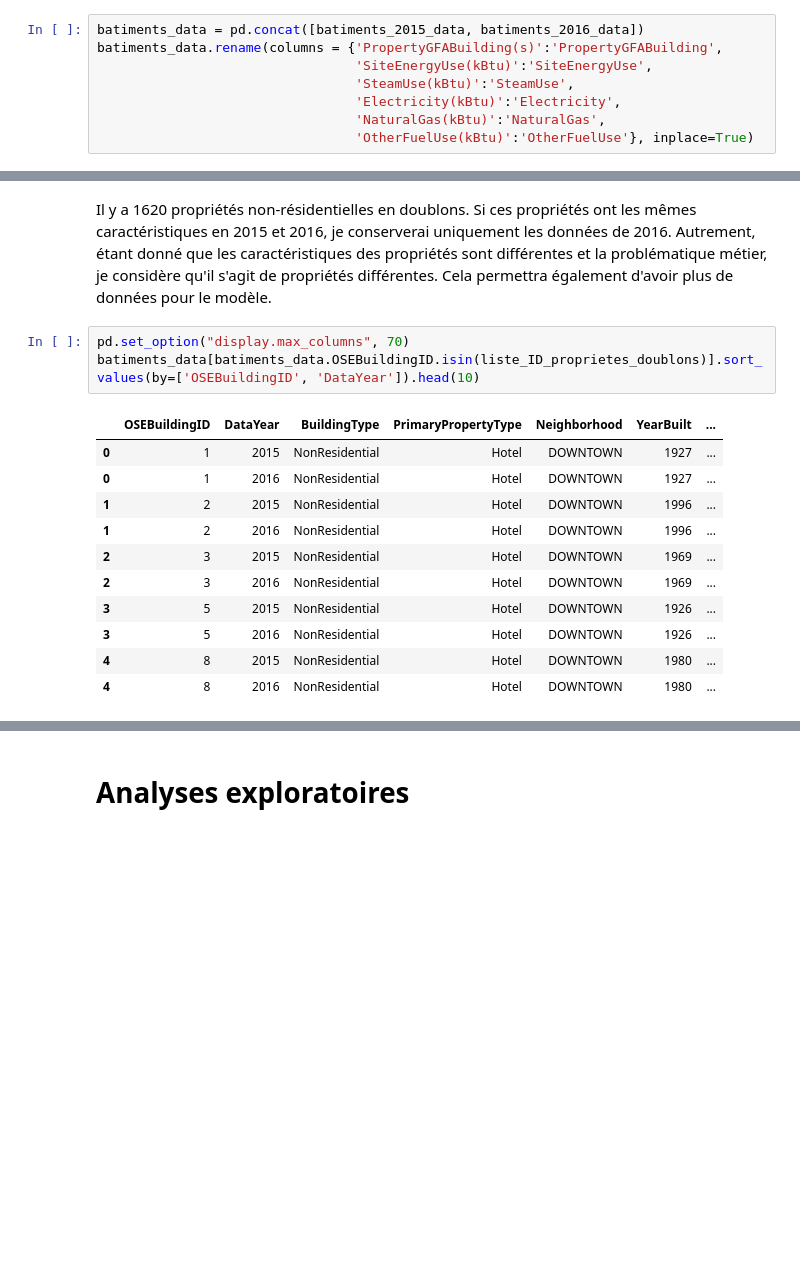
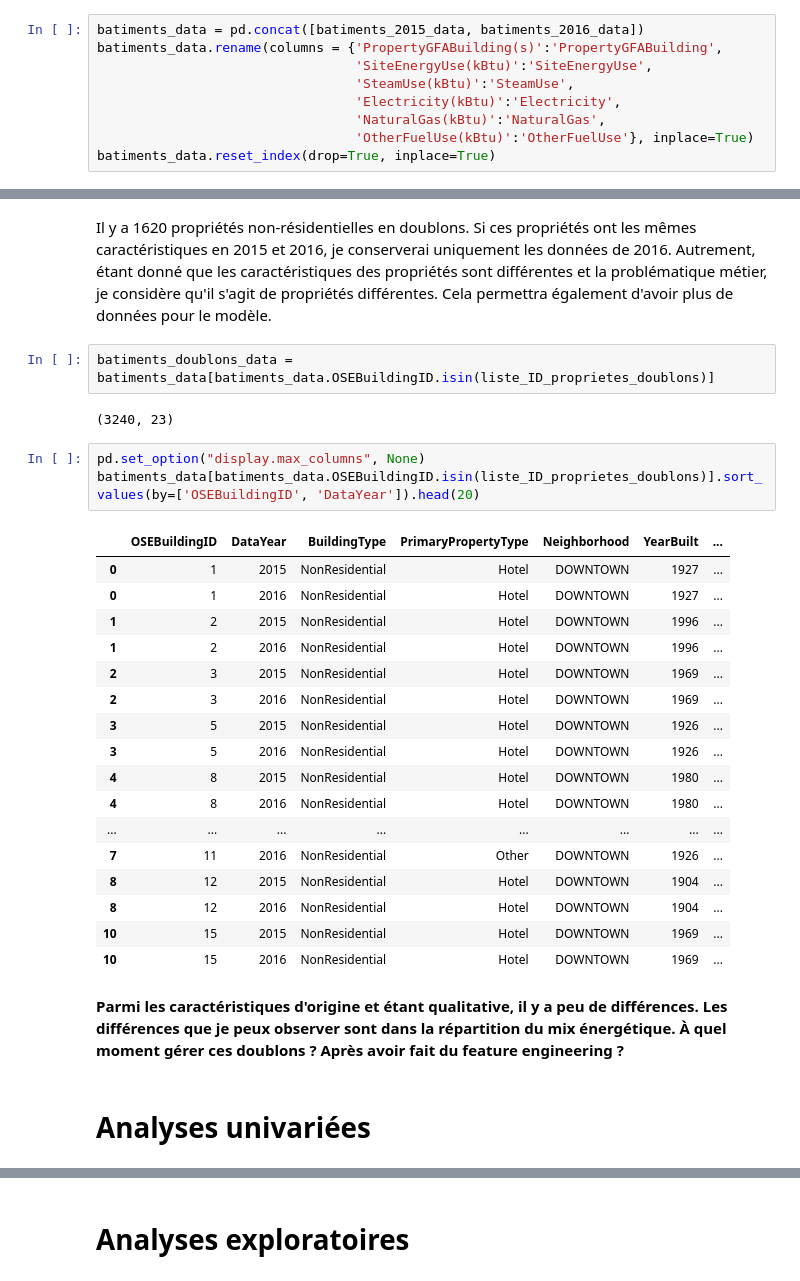
Before and after one commit to sebastienbourgeois/oc-p4-anticiper-besoin-consommation-batiments, a Jupyter notebook: Pelec_01_notebook.ipynb, the cells around one changed output, grey strips where cells are left out. Drawn from its saved outputs; the diff is of its cells as text; blank space fills up the shorter version.

Commit message:
Analyse et gestion des valeurs aberrantes

```diff
--- a/Pelec_01_notebook.ipynb
+++ b/Pelec_01_notebook.ipynb
@@ -295,6 +295,7 @@ batiments_data.rename(columns = {'PropertyGFABuilding(s)':'PropertyGFABuilding',
                                  'Electricity(kBtu)':'Electricity',
                                  'NaturalGas(kBtu)':'NaturalGas',
                                  'OtherFuelUse(kBtu)':'OtherFuelUse'}, inplace=True)
+batiments_data.reset_index(drop=True, inplace=True)
 # %%
 batiments_data.info()
 # %% [output]
@@ -699,18 +700,32 @@ len(liste_ID_proprietes_doublons)
 1620
 # %% [markdown]
 Il y a 1620 propriétés non-résidentielles en doublons. Si ces propriétés ont les mêmes caractéristiques en 2015 et 2016, je conserverai uniquement les données de 2016. Autrement, étant donné que les caractéristiques des propriétés sont différentes et la problématique métier, je considère qu'il s'agit de propriétés différentes. Cela permettra également d'avoir plus de données pour le modèle.
+# %%
+batiments_doublons_data = batiments_data[batiments_data.OSEBuildingID.isin(liste_ID_proprietes_doublons)]
+# %% [output]
+(3240, 23)
 # %%
-pd.set_option("display.max_columns", 70)
-batiments_data[batiments_data.OSEBuildingID.isin(liste_ID_proprietes_doublons)].sort_values(by=['OSEBuildingID', 'DataYear']).head(10)
+pd.set_option("display.max_columns", None)
+batiments_data[batiments_data.OSEBuildingID.isin(liste_ID_proprietes_doublons)].sort_values(by=['OSEBuildingID', 'DataYear']).head(20)
 # %% [output]
 |  | OSEBuildingID | DataYear | BuildingType | PrimaryPropertyType | Neighborhood | YearBuilt | ... |
 | 0 | 1 | 2015 | NonResidential | Hotel | DOWNTOWN | 1927 | ... |
 | 0 | 1 | 2016 | NonResidential | Hotel | DOWNTOWN | 1927 | ... |
 | 1 | 2 | 2015 | NonResidential | Hotel | DOWNTOWN | 1996 | ... |
 | 1 | 2 | 2016 | NonResidential | Hotel | DOWNTOWN | 1996 | ... |
 | 2 | 3 | 2015 | NonResidential | Hotel | DOWNTOWN | 1969 | ... |
 | 2 | 3 | 2016 | NonResidential | Hotel | DOWNTOWN | 1969 | ... |
 | 3 | 5 | 2015 | NonResidential | Hotel | DOWNTOWN | 1926 | ... |
 | 3 | 5 | 2016 | NonResidential | Hotel | DOWNTOWN | 1926 | ... |
 | 4 | 8 | 2015 | NonResidential | Hotel | DOWNTOWN | 1980 | ... |
 | 4 | 8 | 2016 | NonResidential | Hotel | DOWNTOWN | 1980 | ... |
+| ... | ... | ... | ... | ... | ... | ... | ... |
+| 7 | 11 | 2016 | NonResidential | Other | DOWNTOWN | 1926 | ... |
+| 8 | 12 | 2015 | NonResidential | Hotel | DOWNTOWN | 1904 | ... |
+| 8 | 12 | 2016 | NonResidential | Hotel | DOWNTOWN | 1904 | ... |
+| 10 | 15 | 2015 | NonResidential | Hotel | DOWNTOWN | 1969 | ... |
+| 10 | 15 | 2016 | NonResidential | Hotel | DOWNTOWN | 1969 | ... |
+# %% [markdown]
+**Parmi les caractéristiques d'origine et étant qualitative, il y a peu de différences. Les différences que je peux observer sont dans la répartition du mix énergétique. À quel moment gérer ces doublons ? Après avoir fait du feature engineering ?**
+# %% [markdown]
+# Analyses univariées
```
Also changed, not shown: parts of 65 cells of this notebook.
